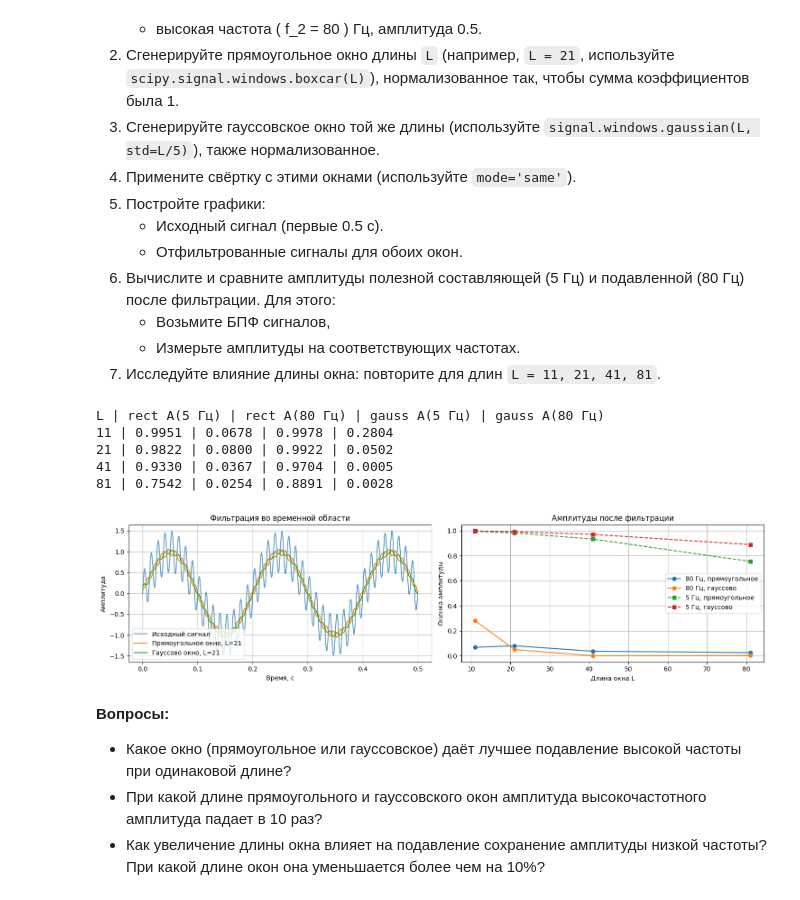
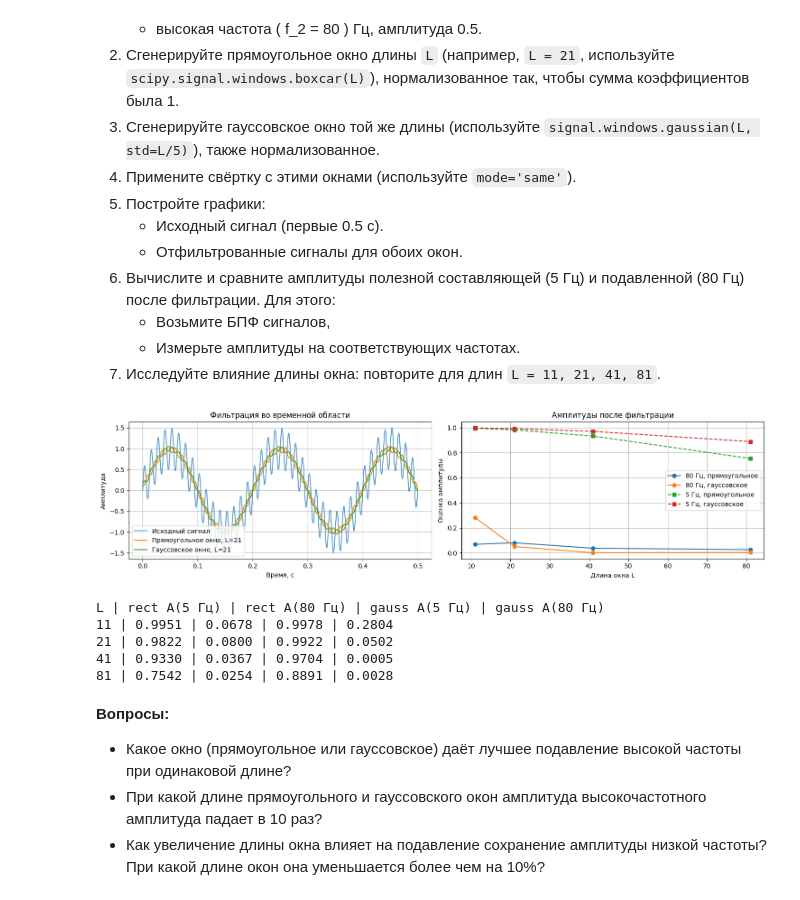
Before and after one commit to korzhimanov/dsp-seminars, a Jupyter notebook: seminars/kondakov_lab3.ipynb, the cells around one changed output. Drawn from its saved outputs; the diff is of its cells as text; code cells hidden in the pictures.

```diff
--- a/seminars/kondakov_lab3.ipynb
+++ b/seminars/kondakov_lab3.ipynb
@@ -138,42 +138,42 @@ for L in lengths:
     y_rect = np.convolve(x, rect, mode='same')
     y_gauss = np.convolve(x, gauss, mode='same')
     results.append((L, y_rect, y_gauss, amplitude_at(y_rect, 5), amplitude_at(y_rect, 80), amplitude_at(y_gauss, 5), amplitude_at(y_gauss, 80)))
 
 plot_mask = t <= 0.5
 L0, y_rect0, y_gauss0, *_ = next(row for row in results if row[0] == 21)
 
 fig, axes = plt.subplots(1, 2, figsize=(15, 4))
 axes[0].plot(t[plot_mask], x[plot_mask], label='Исходный сигнал', alpha=0.7)
 axes[0].plot(t[plot_mask], y_rect0[plot_mask], label=f'Прямоугольное окно, L={L0}')
-axes[0].plot(t[plot_mask], y_gauss0[plot_mask], label=f'Гауссово окно, L={L0}')
+axes[0].plot(t[plot_mask], y_gauss0[plot_mask], label=f'Гауссовское окно, L={L0}')
 axes[0].set_title('Фильтрация во временной области')
 axes[0].set_xlabel('Время, с')
 axes[0].set_ylabel('Амплитуда')
 axes[0].legend()
 axes[0].grid(True)
 
 axes[1].plot(lengths, [row[4] for row in results], 'o-', label='80 Гц, прямоугольное')
-axes[1].plot(lengths, [row[6] for row in results], 'o-', label='80 Гц, гауссово')
+axes[1].plot(lengths, [row[6] for row in results], 'o-', label='80 Гц, гауссовское')
 axes[1].plot(lengths, [row[3] for row in results], 's--', label='5 Гц, прямоугольное')
-axes[1].plot(lengths, [row[5] for row in results], 's--', label='5 Гц, гауссово')
+axes[1].plot(lengths, [row[5] for row in results], 's--', label='5 Гц, гауссовское')
 axes[1].set_title('Амплитуды после фильтрации')
 axes[1].set_xlabel('Длина окна L')
 axes[1].set_ylabel('Оценка амплитуды')
 axes[1].legend()
 axes[1].grid(True)
 plt.tight_layout()
 plt.show()
 
 print('L | rect A(5 Гц) | rect A(80 Гц) | gauss A(5 Гц) | gauss A(80 Гц)')
 for L, _, _, rect_5, rect_80, gauss_5, gauss_80 in results:
     print(f'{L:>2} | {rect_5:.4f} | {rect_80:.4f} | {gauss_5:.4f} | {gauss_80:.4f}')
 # %% [output]
+[figure, new version]
 L | rect A(5 Гц) | rect A(80 Гц) | gauss A(5 Гц) | gauss A(80 Гц)
 11 | 0.9951 | 0.0678 | 0.9978 | 0.2804
 21 | 0.9822 | 0.0800 | 0.9922 | 0.0502
 41 | 0.9330 | 0.0367 | 0.9704 | 0.0005
 81 | 0.7542 | 0.0254 | 0.8891 | 0.0028
-[figure, old version]
 # %% [markdown]
 **Вопросы:**
 - Какое окно (прямоугольное или гауссовское) даёт лучшее подавление высокой частоты при одинаковой длине?
```
Also changed, not shown: parts of 8 cells of this notebook.
